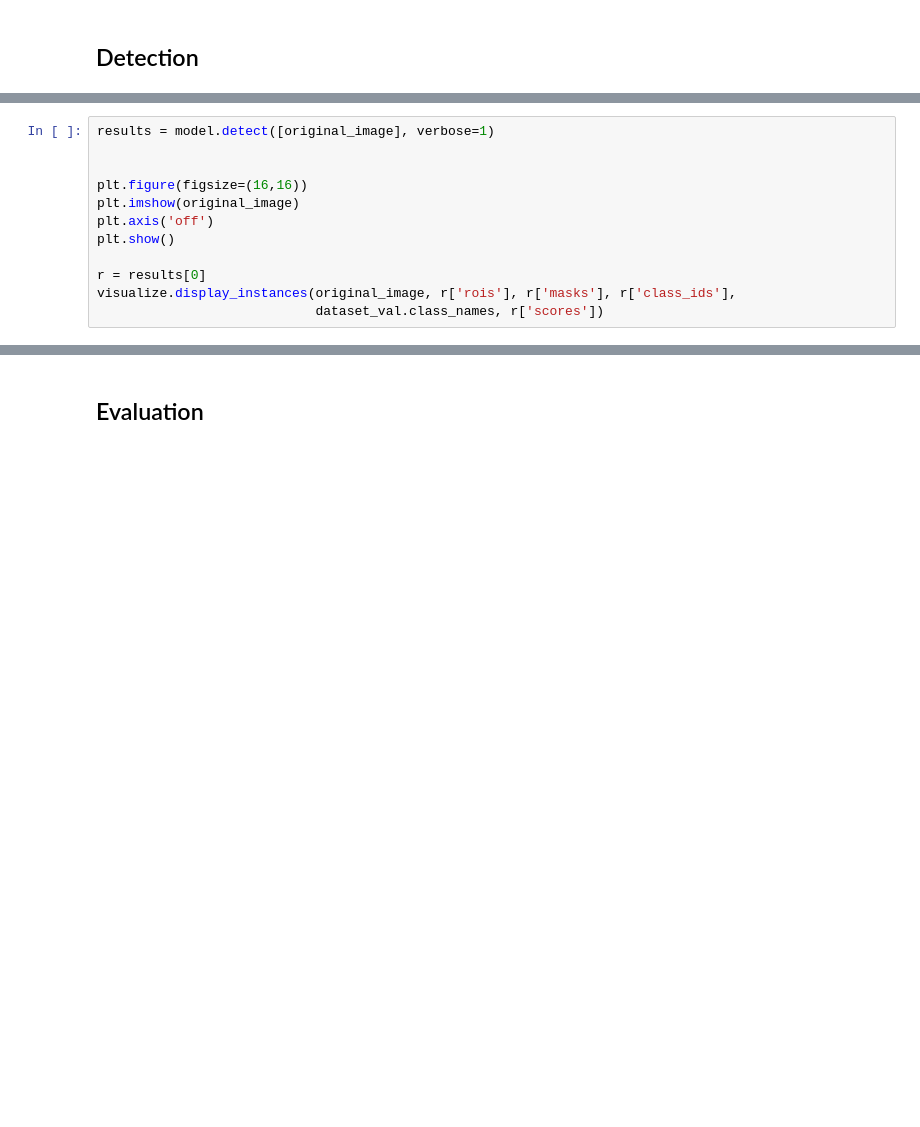
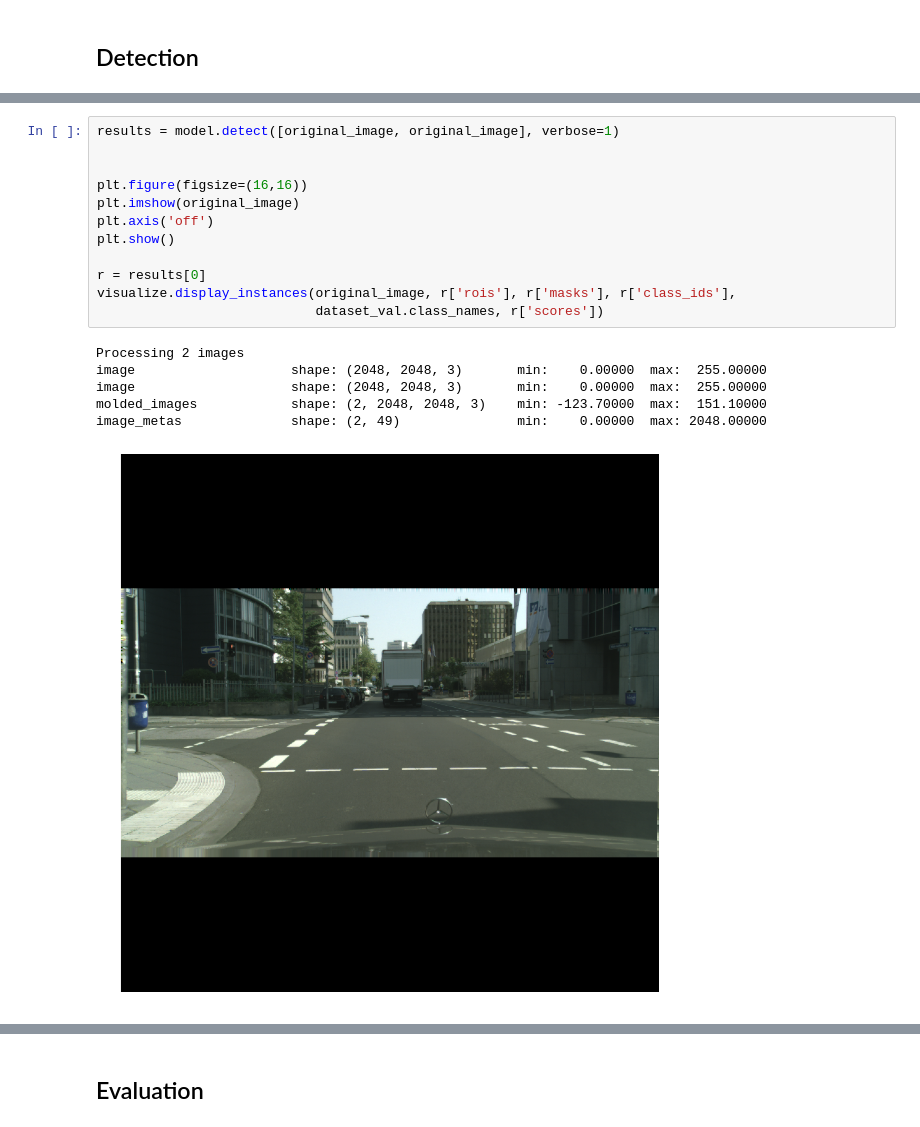
Before and after one commit to Giscle/Giscle_Mask_RCNN, a Jupyter notebook: train_cityscapes.ipynb, the cells around one changed output, grey strips where cells are left out. Cells and saved outputs as stored; diff of their text form; blank space fills up the shorter version.

```diff
--- a/train_cityscapes.ipynb
+++ b/train_cityscapes.ipynb
@@ -237,12 +285,19 @@ visualize.display_instances(original_image, gt_bbox, gt_mask, gt_class_id,
 # %%
-results = model.detect([original_image], verbose=1)
+results = model.detect([original_image, original_image], verbose=1)
 
 
 plt.figure(figsize=(16,16))
 plt.imshow(original_image)
 plt.axis('off')
 plt.show()
 
 r = results[0]
 visualize.display_instances(original_image, r['rois'], r['masks'], r['class_ids'],
                             dataset_val.class_names, r['scores'])
+# %% [output]
+Processing 2 images
+image                    shape: (2048, 2048, 3)       min:    0.00000  max:  255.00000
+image                    shape: (2048, 2048, 3)       min:    0.00000  max:  255.00000
+molded_images            shape: (2, 2048, 2048, 3)    min: -123.70000  max:  151.10000
+image_metas              shape: (2, 49)               min:    0.00000  max: 2048.00000
+[figure, added]
```
Also changed, not shown: parts of 8 cells of this notebook, 1 other file.
